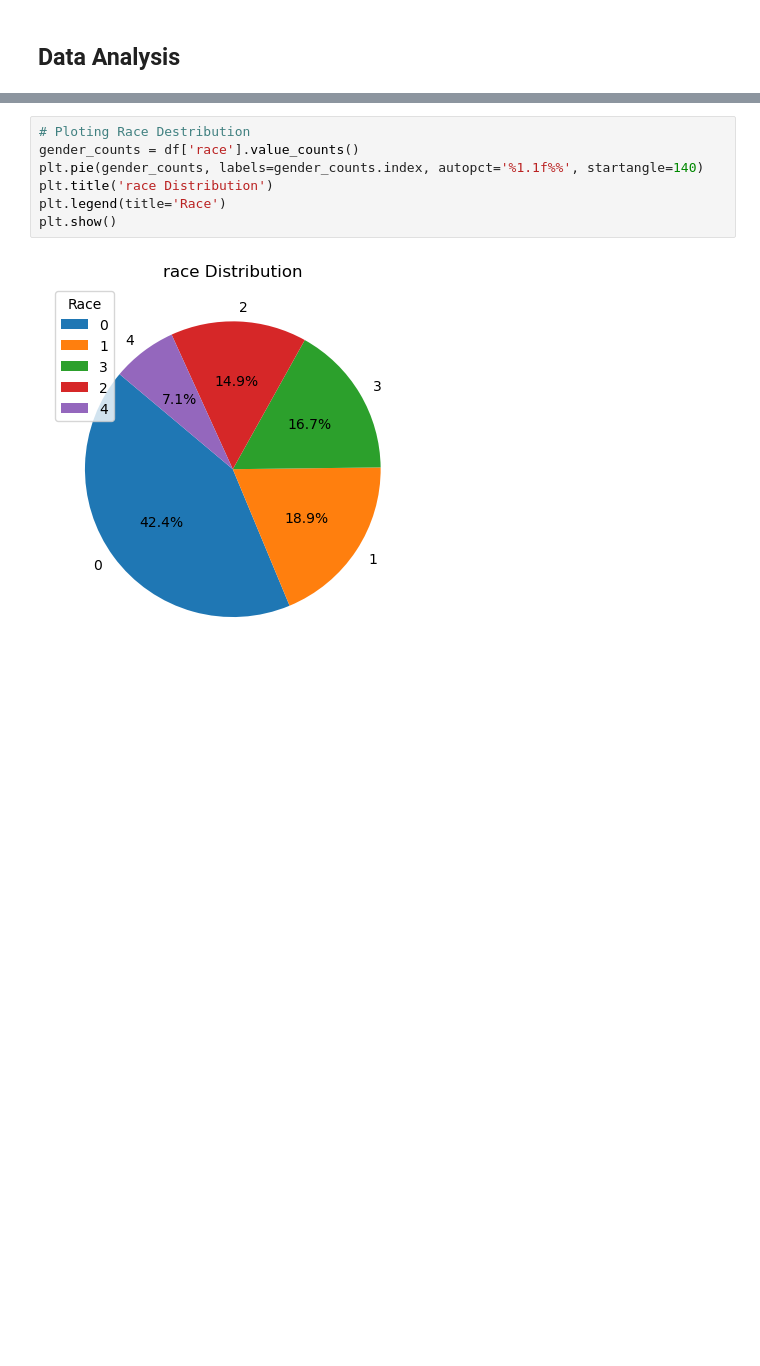
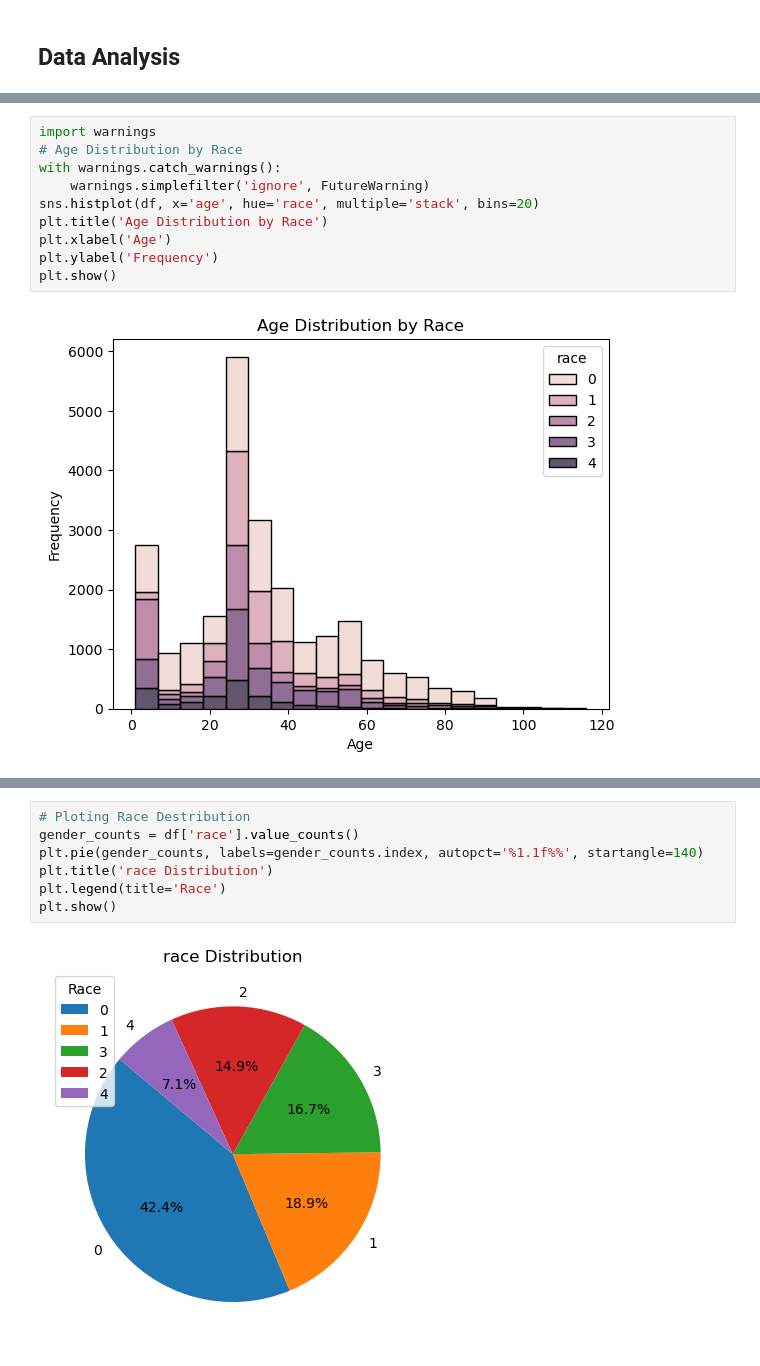
Before and after one commit to Chaity96/Advance-Demographics-Detection-for-Enhanced-Security-using-Transfer-Learning, a Jupyter notebook: Demographics Detection.ipynb, the cells around one changed output, grey strips where cells are left out. Cells and saved outputs as stored; diff of their text form; blank space fills up the shorter version.

```diff
--- a/Demographics Detection.ipynb
+++ b/Demographics Detection.ipynb
@@ -123,0 +131,12 @@ plt.show()
+# %%
+import warnings
+# Age Distribution by Race
+with warnings.catch_warnings():
+    warnings.simplefilter('ignore', FutureWarning)
+sns.histplot(df, x='age', hue='race', multiple='stack', bins=20)
+plt.title('Age Distribution by Race')
+plt.xlabel('Age')
+plt.ylabel('Frequency')
+plt.show()
+# %% [output]
+[figure, added]
```
Also changed, not shown: parts of 12 cells of this notebook.
